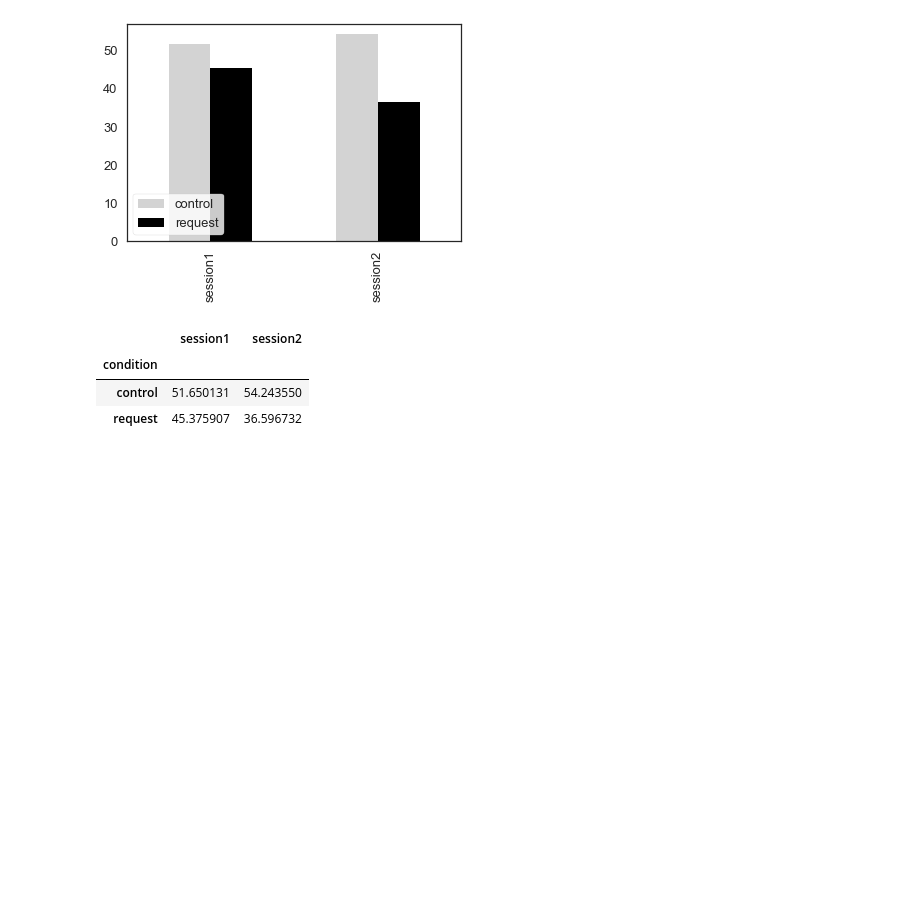
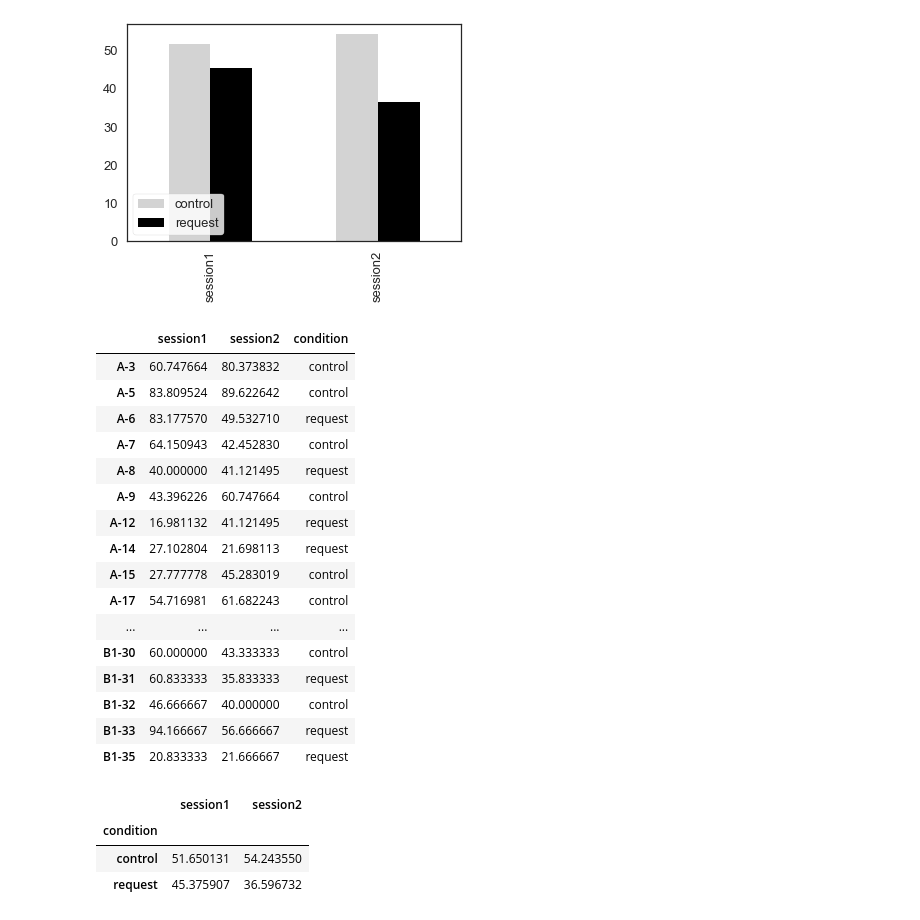
Before and after one commit to nomcomm/MediaNeuroscienceOnAShoestring_JMP, a Jupyter notebook: scripts/03_CN-S_ComplianceDropRate.ipynb, the cells around one changed output. Drawn from its saved outputs; the diff is of its cells as text; code cells hidden in the pictures; blank space fills up the shorter version.

```diff
--- a/scripts/03_CN-S_ComplianceDropRate.ipynb
+++ b/scripts/03_CN-S_ComplianceDropRate.ipynb
@@ -112,6 +112,26 @@ ax = df.plot(kind='bar', colors = ['lightgray', 'black']);
 ax.legend(loc='lower left', frameon=True);
 # %% [output]
 [figure]
+# %%
+drop_rate_df
+# %% [output]
+|  | session1 | session2 | condition |
+| A-3 | 60.747664 | 80.373832 | control |
+| A-5 | 83.809524 | 89.622642 | control |
+| A-6 | 83.177570 | 49.532710 | request |
+| A-7 | 64.150943 | 42.452830 | control |
+| A-8 | 40.000000 | 41.121495 | request |
+| A-9 | 43.396226 | 60.747664 | control |
+| A-12 | 16.981132 | 41.121495 | request |
+| A-14 | 27.102804 | 21.698113 | request |
+| A-15 | 27.777778 | 45.283019 | control |
+| A-17 | 54.716981 | 61.682243 | control |
+| ... | ... | ... | ... |
+| B1-30 | 60.000000 | 43.333333 | control |
+| B1-31 | 60.833333 | 35.833333 | request |
+| B1-32 | 46.666667 | 40.000000 | control |
+| B1-33 | 94.166667 | 56.666667 | request |
+| B1-35 | 20.833333 | 21.666667 | request |
 # %%
 drop_rate_df.groupby(['condition']).mean()
 # %% [output]
```
Also changed, not shown: 2 other files.
